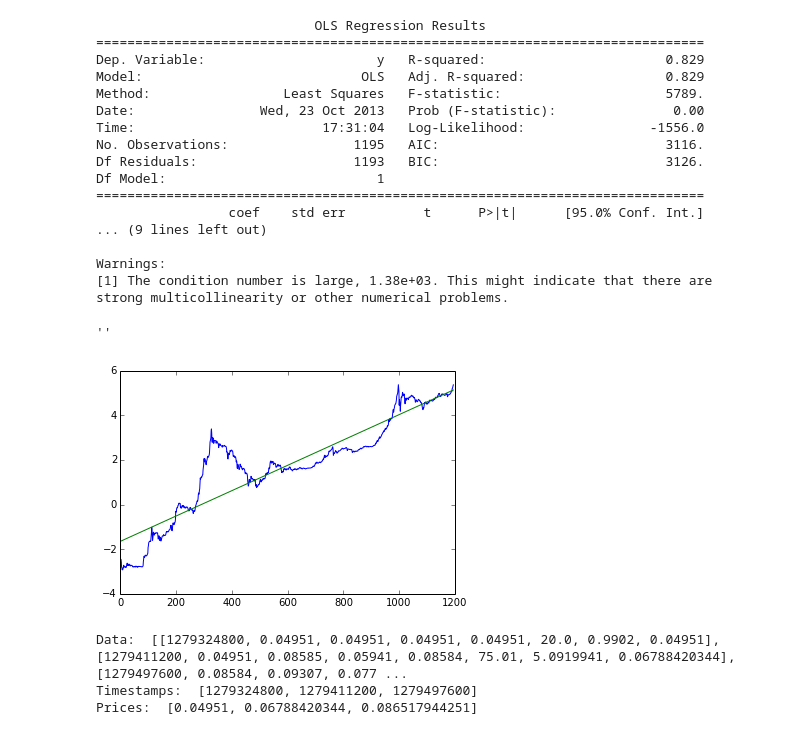
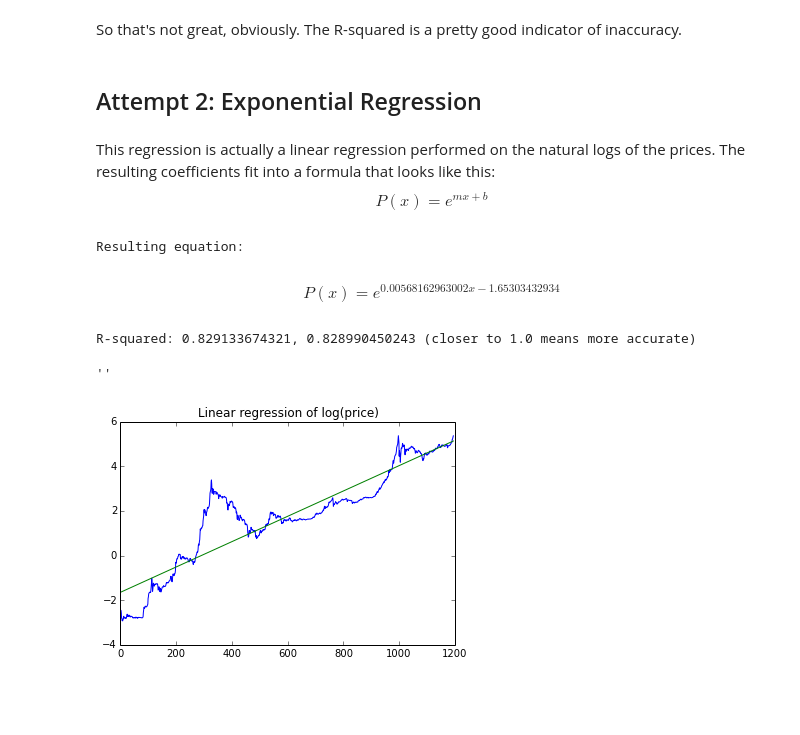
Before and after one commit to georgedorn/cryptocoin_notebook, a Jupyter notebook: BTC Regressions.ipynb, the cells around one changed output. Drawn from its saved outputs; the diff is of its cells as text; code cells hidden in the pictures; blank space fills up the shorter version.

Commit message:
Added mathjax versions of equations, explained R-squares, graphed final equation against prices (reaching 100 days into future

```diff
--- a/BTC Regressions.ipynb
+++ b/BTC Regressions.ipynb
@@ -61,52 +62,36 @@ Resulting linear regression: price = 0.0943563547909 * day + -28.8311331191
 [figure]
+# %% [markdown]
+So that's not great, obviously.  The R-squared is a pretty good indicator of inaccuracy.
+# %% [markdown]
+## Attempt 2: Exponential Regression
+# %% [markdown]
+This regression is actually a linear regression performed on the natural logs of the prices.  The resulting coefficients fit into a formula that looks like this:
+$$ P(x) = e^{mx+b} $$
 # %%
-#Now we try a linear regression against the natural log of prices,
-#which is the equivalent of an exponential regression
-
-import math
 log_prices = [math.log(p) for p in prices]
 
 ln_y = np.matrix(log_prices).transpose()
 ln_X = sm.add_constant(x)
 ln_model = sm.OLS(ln_y, ln_X)
 
 ln_results = ln_model.fit()
-print ln_results.summary()
 
 ln_slope = ln_results.params[1]
 ln_intercept = ln_results.params[0]
 ln_linear = [ln_intercept + ln_slope*day for day in days]
 
 plot.plot(days, log_prices)
 plot.plot(days, ln_linear)
-plot.title("Log regression")
+plot.title("Linear regression of log(price)")
+
+print "Resulting equation:"
+ln_equation = Math(r'P(x) = e^{%sx %s%s}' % (ln_slope, '+' if ln_intercept > 0 else '', ln_intercept))
+display(ln_equation)
+print "R-squared: %s, %s (closer to 1.0 means more accurate)" % (ln_results.rsquared, ln_results.rsquared_adj)
 ;
 # %% [output]
-                            OLS Regression Results
-==============================================================================
-Dep. Variable:                      y   R-squared:                       0.829
-Model:                            OLS   Adj. R-squared:                  0.829
-Method:                 Least Squares   F-statistic:                     5789.
-Date:                Wed, 23 Oct 2013   Prob (F-statistic):               0.00
-Time:                        17:31:04   Log-Likelihood:                -1556.0
-No. Observations:                1195   AIC:                             3116.
-Df Residuals:                    1193   BIC:                             3126.
-Df Model:                           1
-==============================================================================
-                 coef    std err          t      P>|t|      [95.0% Conf. Int.]
-... (9 lines left out)
-
-Warnings:
-[1] The condition number is large, 1.38e+03. This might indicate that there are
-strong multicollinearity or other numerical problems.
+Resulting equation:
+$$P(x) = e^{0.00568162963002x -1.65303432934}$$
-''
+R-squared: 0.829133674321, 0.828990450243 (closer to 1.0 means more accurate)
+''
-[figure, old version]
+[figure, new version]
-# %%
-#debugging stuff
-print "Data: ", data[0:3]
-print "Timestamps: ", timestamps[0:3]
-print "Prices: ", prices[0:3]
-# %% [output]
-Data:  [[1279324800, 0.04951, 0.04951, 0.04951, 0.04951, 20.0, 0.9902, 0.04951], [1279411200, 0.04951, 0.08585, 0.05941, 0.08584, 75.01, 5.0919941, 0.06788420344], [1279497600, 0.08584, 0.09307, 0.077 ...
-Timestamps:  [1279324800, 1279411200, 1279497600]
-Prices:  [0.04951, 0.06788420344, 0.086517944251]
```
Also changed, not shown: parts of 7 cells of this notebook.
